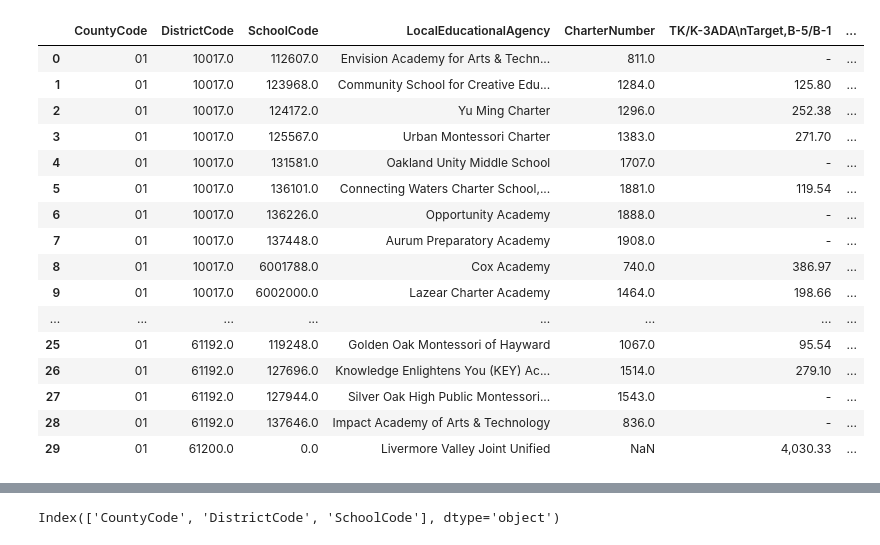
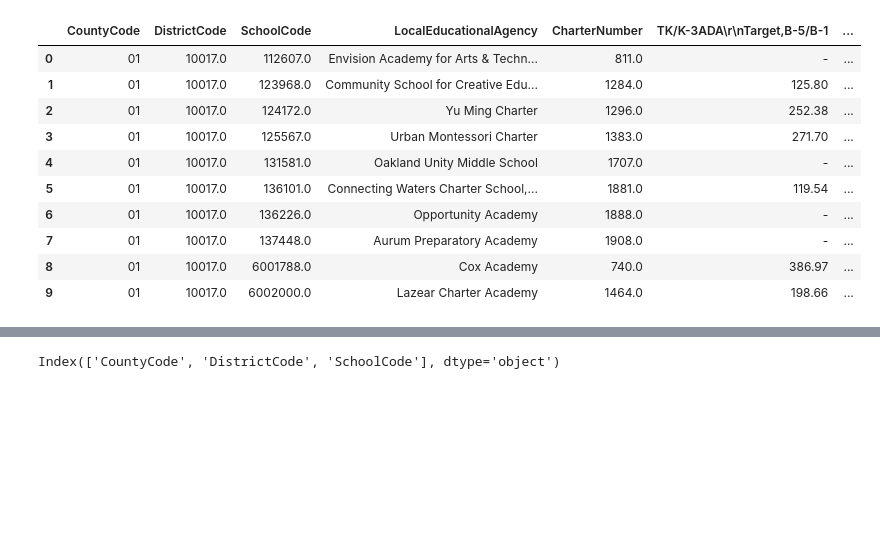
Before and after one commit to fiendskrah/finalcapstone, a Jupyter notebook: new/1_lcff.ipynb, the cells around one changed output, grey strips where cells are left out. Drawn from its saved outputs; the diff is of its cells as text; code cells hidden in the pictures; blank space fills up the shorter version.

```diff
--- a/new/1_lcff.ipynb
+++ b/new/1_lcff.ipynb
@@ -27,9 +29,9 @@ Index([' County Code ', 'District Code', 'School Code',
 # %%
 df.columns = df.columns.str.replace(' ', '') # remove spaces in column names
 # %%
-df.head(30)
+df.head(10)
 # %% [output]
-|  | CountyCode | DistrictCode | SchoolCode | LocalEducationalAgency | CharterNumber | TK/K-3ADA\nTarget,B-5/B-1 | ... |
+|  | CountyCode | DistrictCode | SchoolCode | LocalEducationalAgency | CharterNumber | TK/K-3ADA\r\nTarget,B-5/B-1 | ... |
 | 0 | 01 | 10017.0 | 112607.0 | Envision Academy for Arts & Techn... | 811.0 | - | ... |
 | 1 | 01 | 10017.0 | 123968.0 | Community School for Creative Edu... | 1284.0 | 125.80 | ... |
 | 2 | 01 | 10017.0 | 124172.0 | Yu Ming Charter | 1296.0 | 252.38 | ... |
@@ -40,10 +42,4 @@ df.head(30)
 | 7 | 01 | 10017.0 | 137448.0 | Aurum Preparatory Academy | 1908.0 | - | ... |
 | 8 | 01 | 10017.0 | 6001788.0 | Cox Academy | 740.0 | 386.97 | ... |
 | 9 | 01 | 10017.0 | 6002000.0 | Lazear Charter Academy | 1464.0 | 198.66 | ... |
-| ... | ... | ... | ... | ... | ... | ... | ... |
-| 25 | 01 | 61192.0 | 119248.0 | Golden Oak Montessori of Hayward | 1067.0 | 95.54 | ... |
-| 26 | 01 | 61192.0 | 127696.0 | Knowledge Enlightens You (KEY) Ac... | 1514.0 | 279.10 | ... |
-| 27 | 01 | 61192.0 | 127944.0 | Silver Oak High Public Montessori... | 1543.0 | - | ... |
-| 28 | 01 | 61192.0 | 137646.0 | Impact Academy of Arts & Technology | 836.0 | - | ... |
-| 29 | 01 | 61200.0 | 0.0 | Livermore Valley Joint Unified | NaN | 4,030.33 | ... |
 # %%
```
Also changed, not shown: parts of 40 cells of this notebook.
